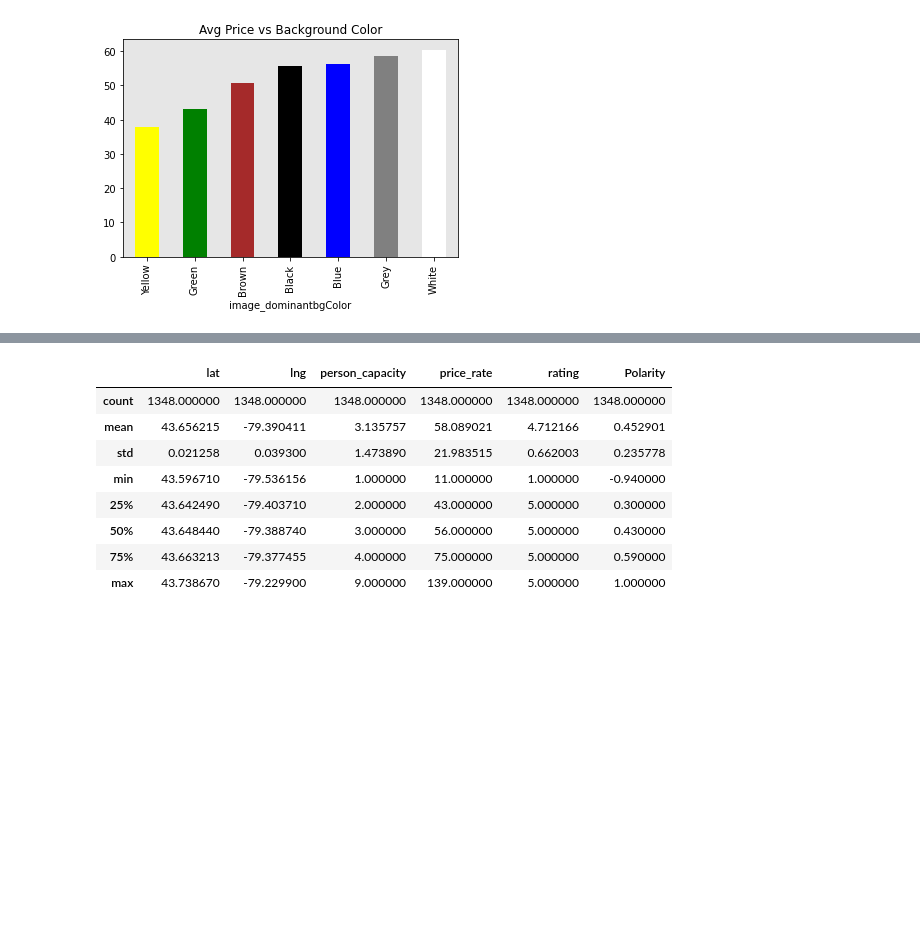
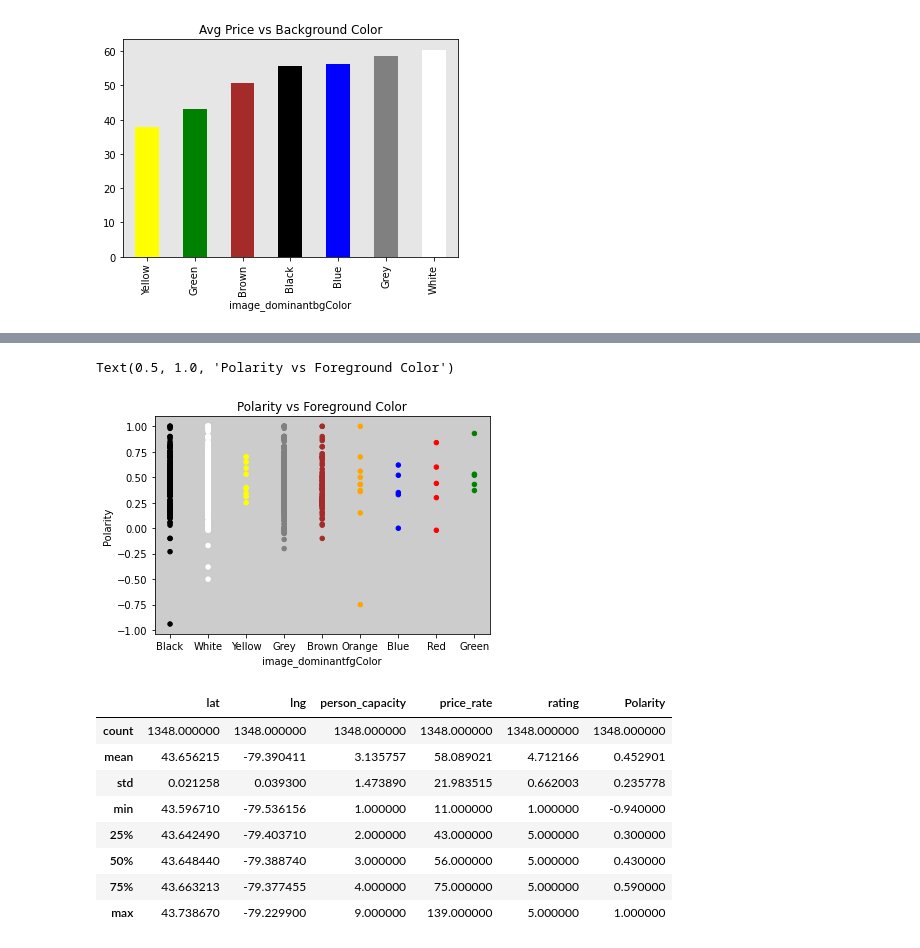
Before and after one commit to C-milo/SDM_FinalProject, a Jupyter notebook: airbnb_plots.ipynb, the cells around one changed output, grey strips where cells are left out. Saved outputs shown, nothing was run; the diff lists cells and outputs as text; code cells hidden in the pictures; blank space fills up the shorter version.

```diff
--- a/airbnb_plots.ipynb
+++ b/airbnb_plots.ipynb
@@ -58,3 +61,10 @@ join_df.reset_index().plot(kind='scatter', x='image_dominantbgColor', y='Polarit
+# %%
+scatter_fgcolor_pol = join_df.reset_index().plot(kind='scatter', x='image_dominantfgColor', y='Polarity', c='image_dominantfgColor')
+scatter_fgcolor_pol.set_facecolor('0.80')
+scatter_fgcolor_pol.set_title('Polarity vs Foreground Color')
+# %% [output]
+Text(0.5, 1.0, 'Polarity vs Foreground Color')
+[figure, added]
 # %%
 join_df.describe()
 # %% [output]
```
Also changed, not shown: parts of 3 cells of this notebook.
